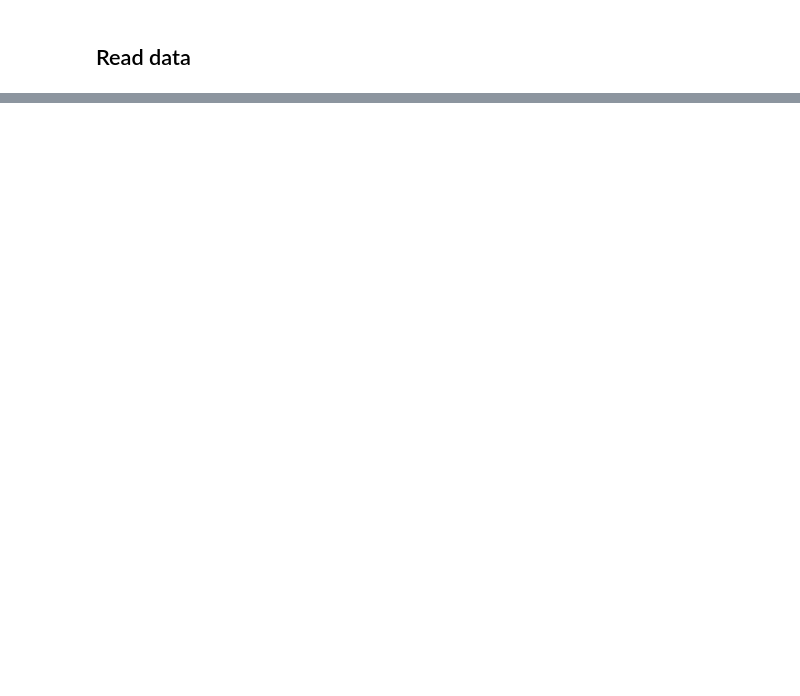
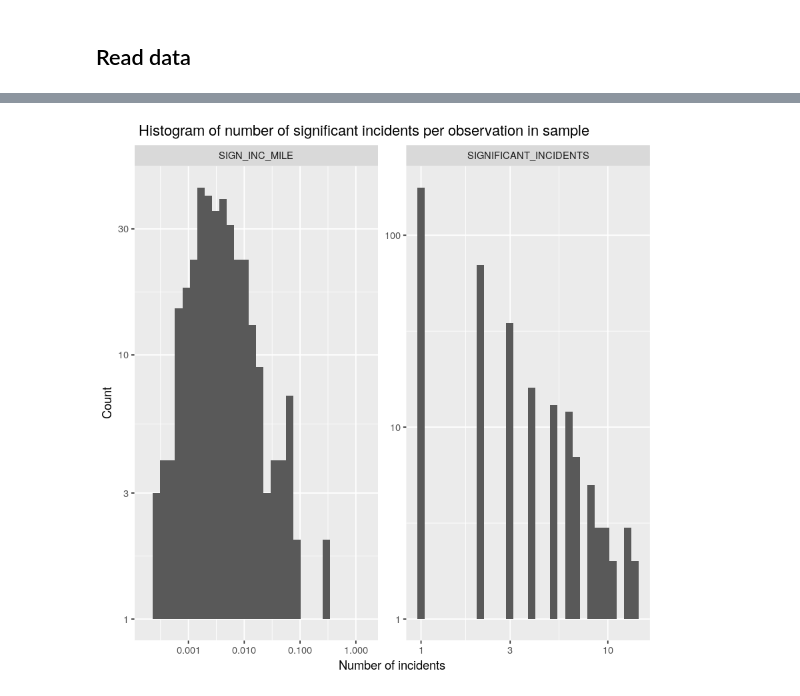
Before and after one commit to julianbarg/oil_industry, a Jupyter notebook: workbooks/12r_data_exploratino_graphs.ipynb, the cells around one changed output, grey strips where cells are left out. Cells and saved outputs as stored; diff of their text form; code cells hidden in the pictures; blank space fills up the shorter version.

```diff
--- a/workbooks/12r_data_exploratino_graphs.ipynb
+++ b/workbooks/12r_data_exploratino_graphs.ipynb
@@ -93,0 +144,11 @@ Warning message:
+# %%
+sample %>%
+    select(SIGNIFICANT_INCIDENTS, SIGN_INC_MILE) %>%
+    gather(SIGNIFICANT_INCIDENTS, SIGN_INC_MILE, key="variable", value="value") %>%
+    ggplot(aes(x=value)) +
+        geom_histogram() +
+        facet_wrap(~ variable, scales="free") +
+        scale_y_log10() +
+        scale_x_log10() +
+        labs(title = " Histogram of number of significant incidents per observation in sample", x = "Number of incidents", y="Count")
+# %% [output]
@@ -93,0 +161 @@ Warning message:
+[figure, added]
```
Also changed, not shown: parts of 20 cells of this notebook, 1 other file.
